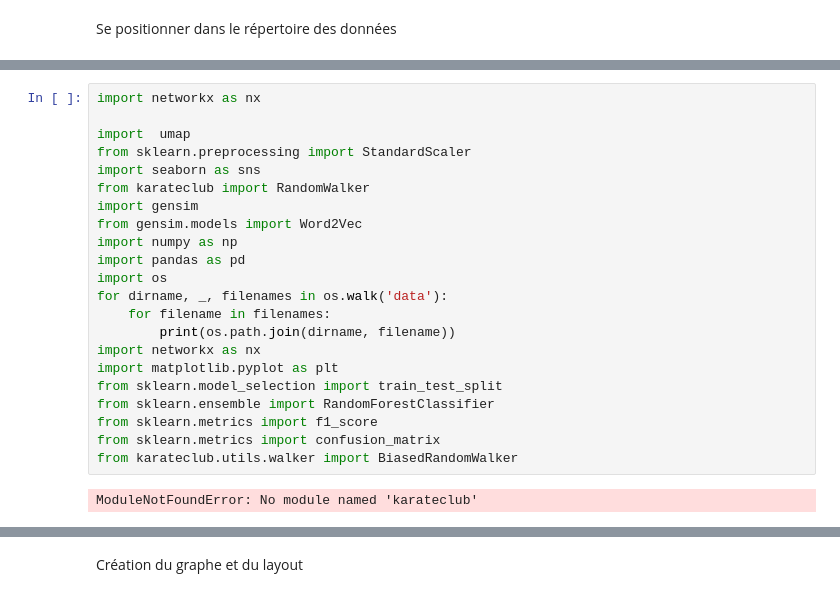
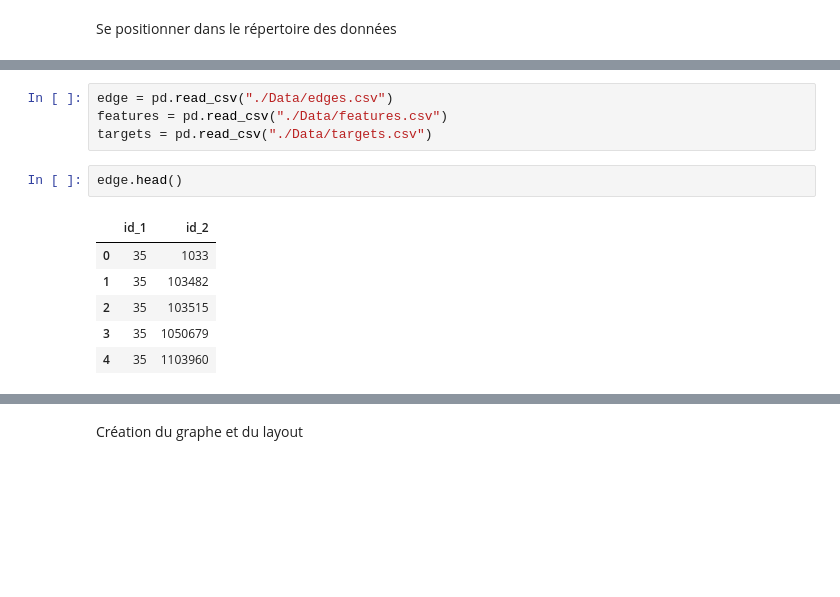
Before and after one commit to garesothmen/Geometric_Deeplearning, a Jupyter notebook: workshop2/Atelier_2.ipynb, the cells around one changed output, grey strips where cells are left out. Saved outputs shown, nothing was run; the diff lists cells and outputs as text; blank space fills up the shorter version.

```diff
--- a/workshop2/Atelier_2.ipynb
+++ b/workshop2/Atelier_2.ipynb
@@ -31,24 +13,13 @@ Successfully installed networkx-2.8.8
-# %%
-import networkx as nx
-
-import  umap
-from sklearn.preprocessing import StandardScaler
-import seaborn as sns
-from karateclub import RandomWalker
-import gensim
-from gensim.models import Word2Vec
-import numpy as np
-import pandas as pd
-import os
-for dirname, _, filenames in os.walk('data'):
-    for filename in filenames:
-        print(os.path.join(dirname, filename))
-import networkx as nx
-import matplotlib.pyplot as plt
-from sklearn.model_selection import train_test_split
-from sklearn.ensemble import RandomForestClassifier
-from sklearn.metrics import f1_score
-from sklearn.metrics import confusion_matrix
-from karateclub.utils.walker import BiasedRandomWalker
-# %% [output]
-ModuleNotFoundError: No module named 'karateclub'
+# %%
+edge = pd.read_csv("./Data/edges.csv")
+features = pd.read_csv("./Data/features.csv")
+targets = pd.read_csv("./Data/targets.csv")
+# %%
+edge.head()
+# %% [output]
+|  | id_1 | id_2 |
+| 0 | 35 | 1033 |
+| 1 | 35 | 103482 |
+| 2 | 35 | 103515 |
+| 3 | 35 | 1050679 |
+| 4 | 35 | 1103960 |
```
Also changed, not shown: parts of 60 cells of this notebook, 8 other files.
